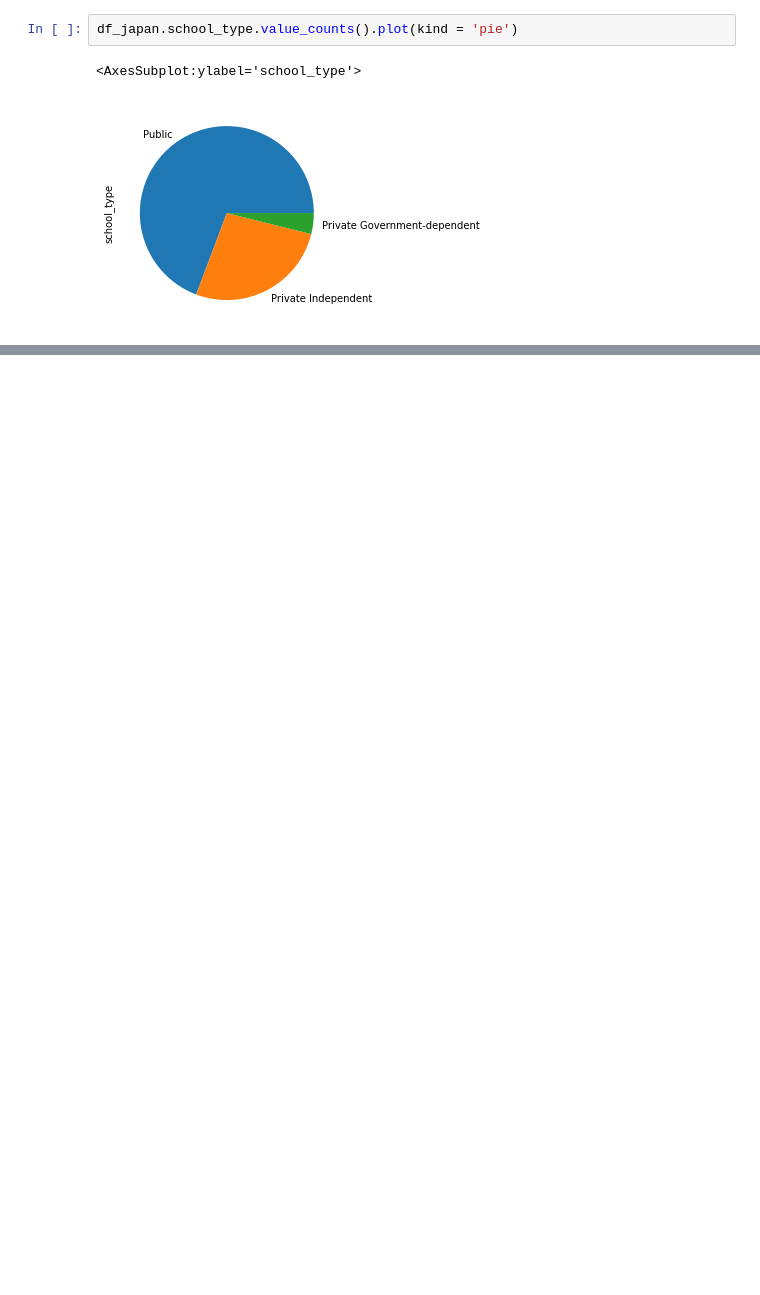
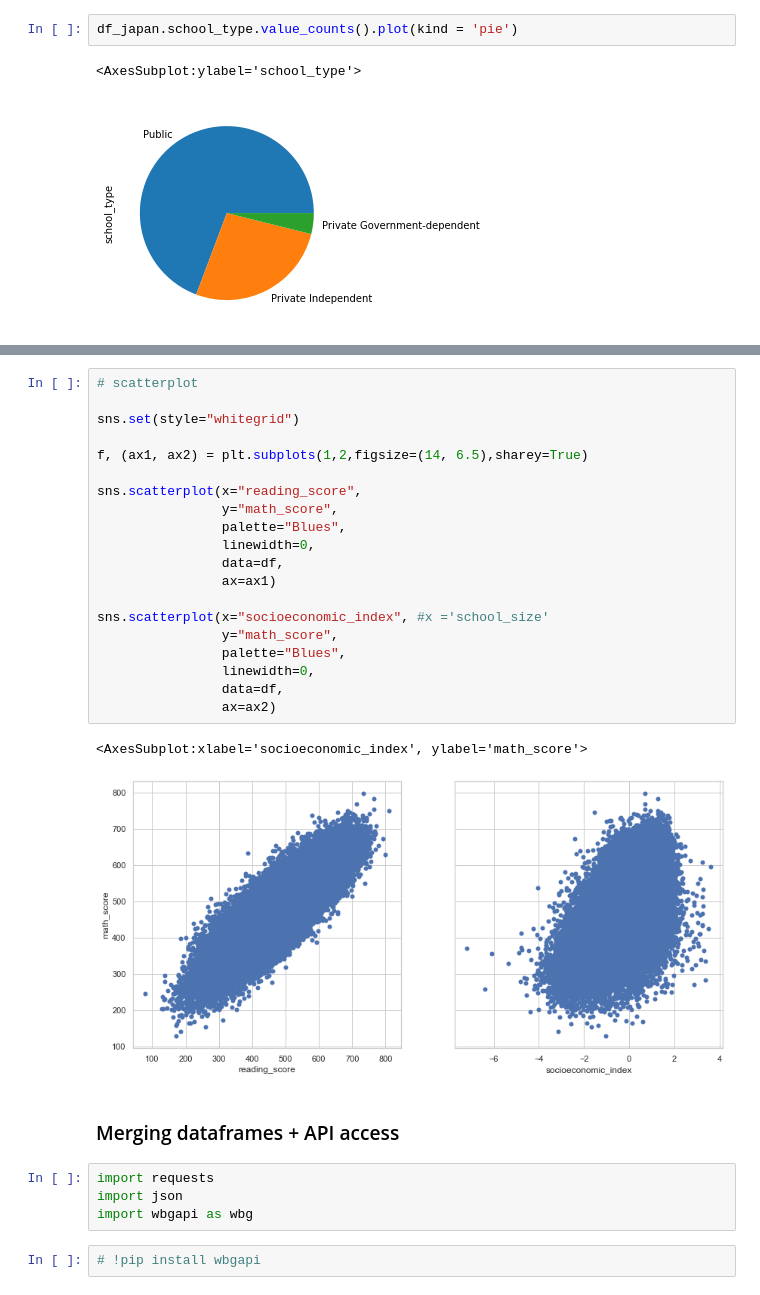
Before and after one commit to worldbank/Python-for-Data-Science, a Jupyter notebook: June_2021_ETEC/day_2/3b_EDA_pandas.ipynb, the cells around one changed output, grey strips where cells are left out. Saved outputs shown, nothing was run; the diff lists cells and outputs as text; blank space fills up the shorter version.

```diff
--- a/June_2021_ETEC/day_2/3b_EDA_pandas.ipynb
+++ b/June_2021_ETEC/day_2/3b_EDA_pandas.ipynb
@@ -138,0 +477,31 @@ df_japan.school_type.value_counts().plot(kind = 'pie')
+# %%
+# scatterplot
+
+sns.set(style="whitegrid")
+
+f, (ax1, ax2) = plt.subplots(1,2,figsize=(14, 6.5),sharey=True)
+
+sns.scatterplot(x="reading_score",
+                y="math_score",
+                palette="Blues",
+                linewidth=0,
+                data=df,
+                ax=ax1)
+
+sns.scatterplot(x="socioeconomic_index", #x ='school_size'
+                y="math_score",
+                palette="Blues",
+                linewidth=0,
+                data=df,
+                ax=ax2)
+# %% [output]
+<AxesSubplot:xlabel='socioeconomic_index', ylabel='math_score'>
+[figure, added]
+# %% [markdown]
+### Merging dataframes + API access
+# %%
+import requests
+import json
+import wbgapi as wbg
+# %%
+# !pip install wbgapi
```
Also changed, not shown: parts of 86 cells of this notebook.
